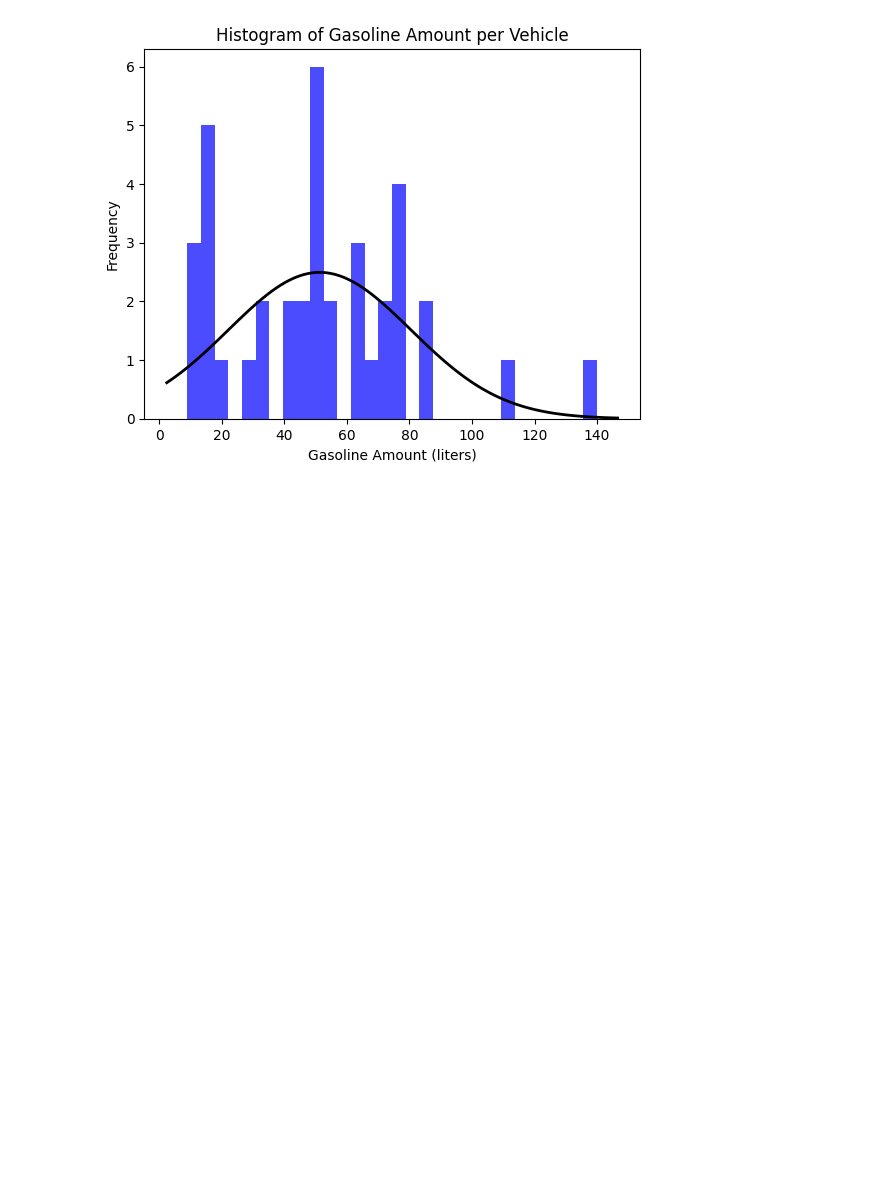
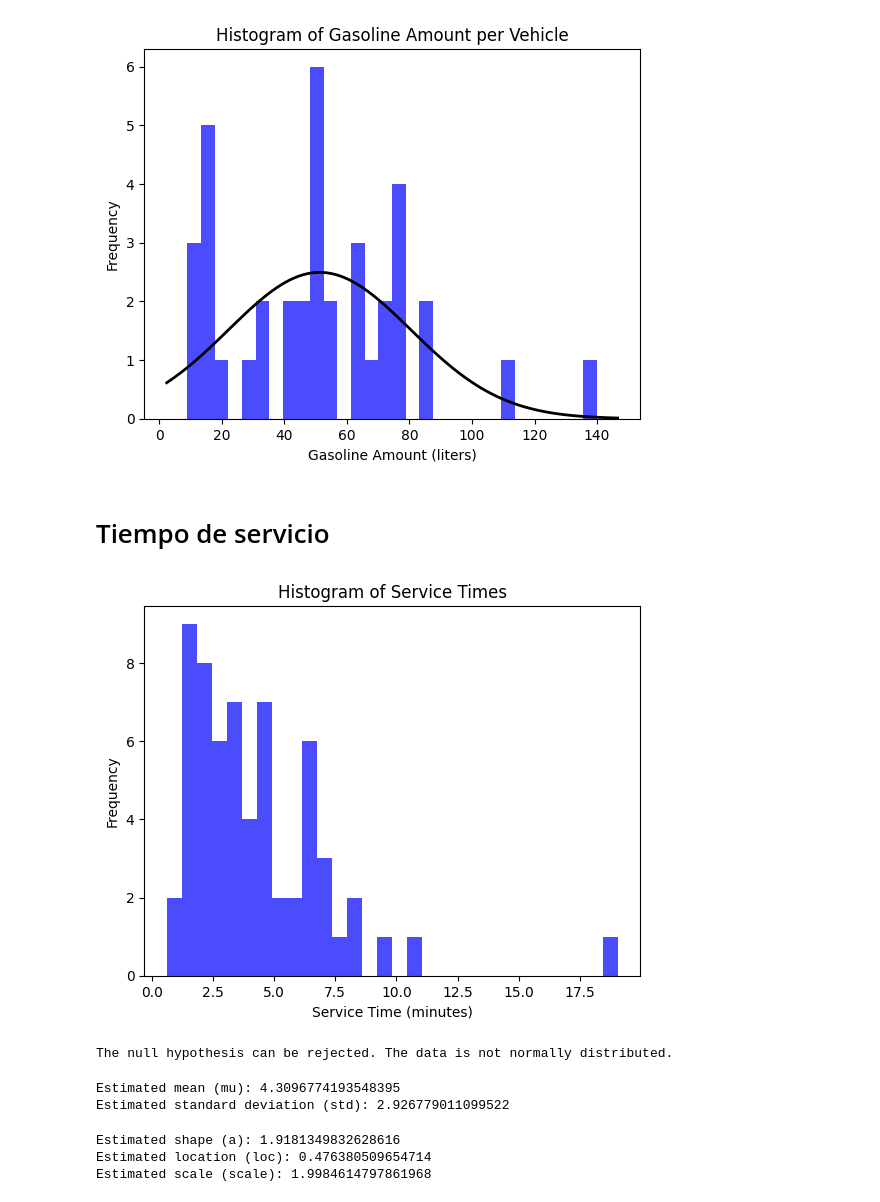
Before and after one commit to SebastianJRamirezA/gas_station_sim, a Jupyter notebook: data/data_analysis.ipynb, the cells around one changed output. Drawn from its saved outputs; the diff is of its cells as text; code cells hidden in the pictures; blank space fills up the shorter version.

```diff
--- a/data/data_analysis.ipynb
+++ b/data/data_analysis.ipynb
@@ -199,3 +229,44 @@ plt.plot(x, p * len(df['cantidad']) * (xmax - xmin) / 30, 'k', linewidth=2)
 plt.show()
 # %% [output]
 [figure]
+# %% [markdown]
+# Tiempo de servicio
+# %%
+df = pd.read_csv('raw_data.csv')
+df['tiempo_servicio_min'] = df['tiempo_servicio'] / 60
+
+plt.hist(df['tiempo_servicio_min'], bins=30, color='blue', alpha=0.7)
+plt.title('Histogram of Service Times')
+plt.xlabel('Service Time (minutes)')
+plt.ylabel('Frequency')
+plt.show()
+# %% [output]
+[figure, added]
+# %%
+# Test for normality
+k2, p = stats.normaltest(df['tiempo_servicio_min'])
+alpha = 0.05
+if p < alpha:
+    print("The null hypothesis can be rejected. The data is not normally distributed.")
+else:
+    print("The null hypothesis cannot be rejected. The data is normally distributed.")
+# %% [output]
+The null hypothesis can be rejected. The data is not normally distributed.
+# %%
+# Estimation of parameters for a normal distribution
+mu, std = stats.norm.fit(df['tiempo_servicio_min'])
+print(f"Estimated mean (mu): {mu}")
+print(f"Estimated standard deviation (std): {std}")
+# %% [output]
+Estimated mean (mu): 4.3096774193548395
+Estimated standard deviation (std): 2.926779011099522
+# %%
+# Estimation of parameters for a gamma distribution
+a, loc, scale = stats.gamma.fit(df['tiempo_servicio_min'])
+print(f"Estimated shape (a): {a}")
+print(f"Estimated location (loc): {loc}")
+print(f"Estimated scale (scale): {scale}")
+# %% [output]
+Estimated shape (a): 1.9181349832628616
+Estimated location (loc): 0.476380509654714
+Estimated scale (scale): 1.9984614797861968
```
Also changed, not shown: parts of 11 cells of this notebook, 3 other files.
